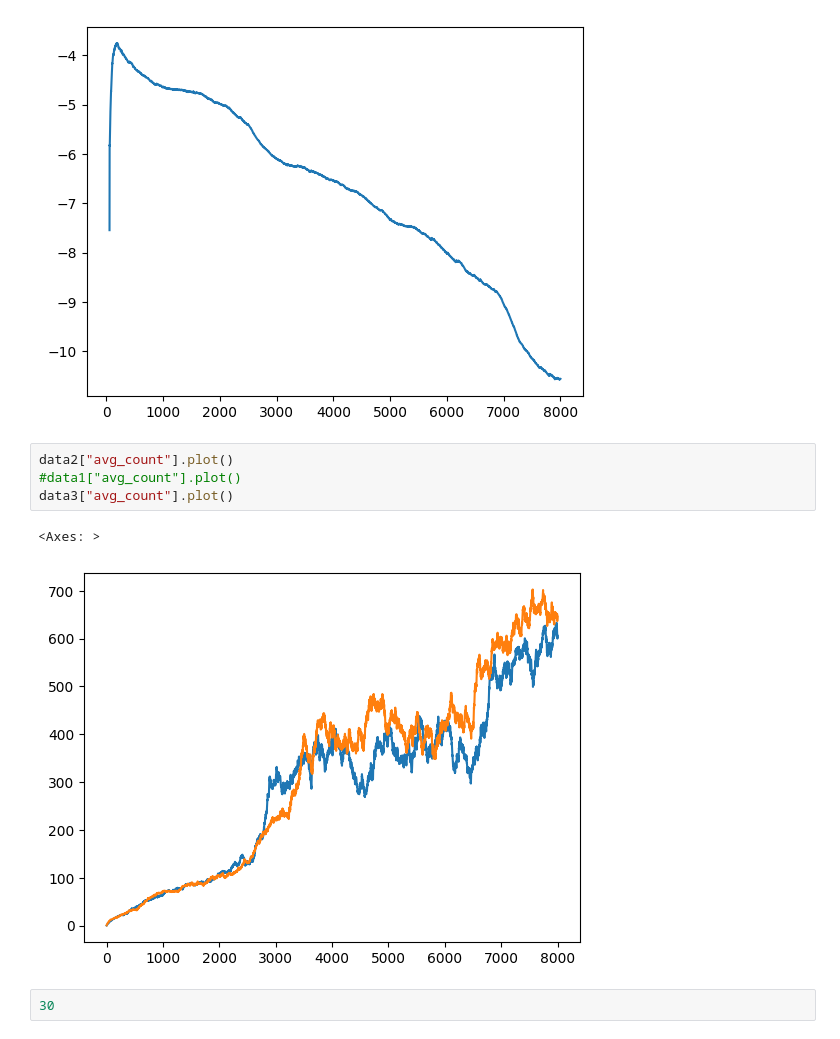
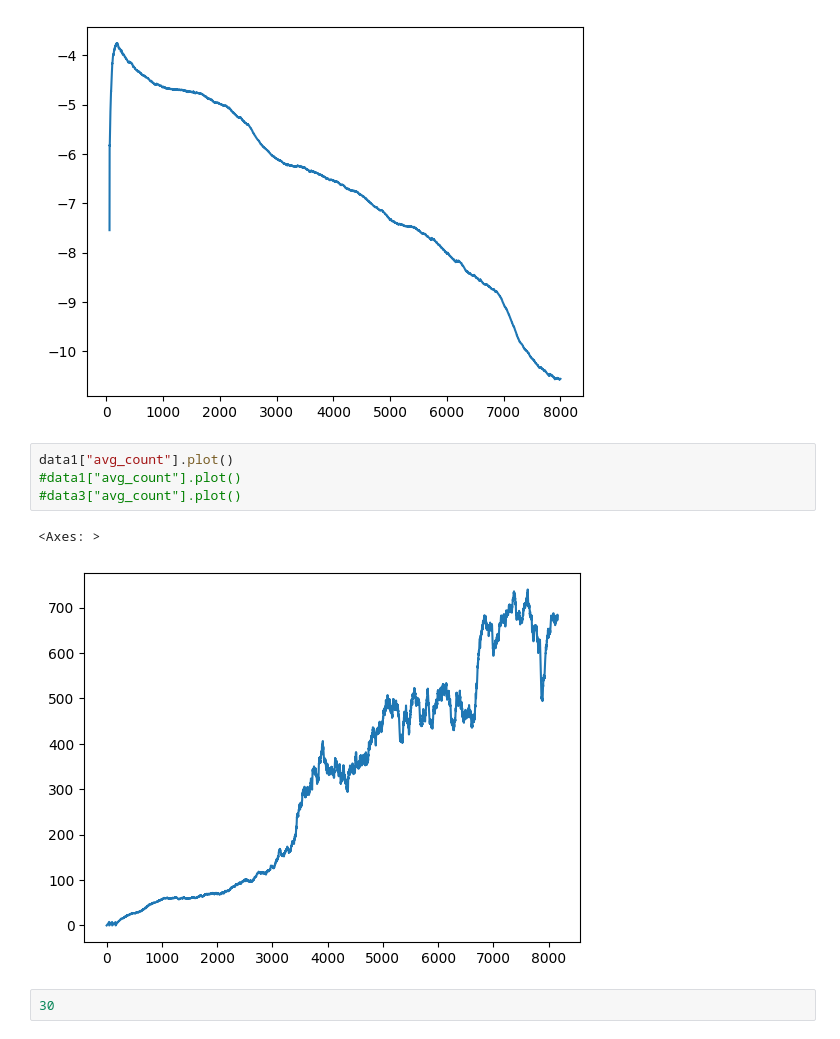
Before and after one commit to Lvlad0022/Diplomski, a Jupyter notebook: Untitled-1.ipynb, the cells around one changed output. Saved outputs shown, nothing was run; the diff lists cells and outputs as text.

```diff
--- a/Untitled-1.ipynb
+++ b/Untitled-1.ipynb
@@ -200,12 +200,12 @@ np.log(data2["loss_moving_avg"]).plot()
 <Axes: >
 [figure]
 # %%
-data2["avg_count"].plot()
+data1["avg_count"].plot()
 #data1["avg_count"].plot()
-data3["avg_count"].plot()
+#data3["avg_count"].plot()
 # %% [output]
 <Axes: >
-[figure, old version]
+[figure, new version]
 # %%
 30
 # %%
```
Also changed, not shown: parts of 5 cells of this notebook, 7 other files.
